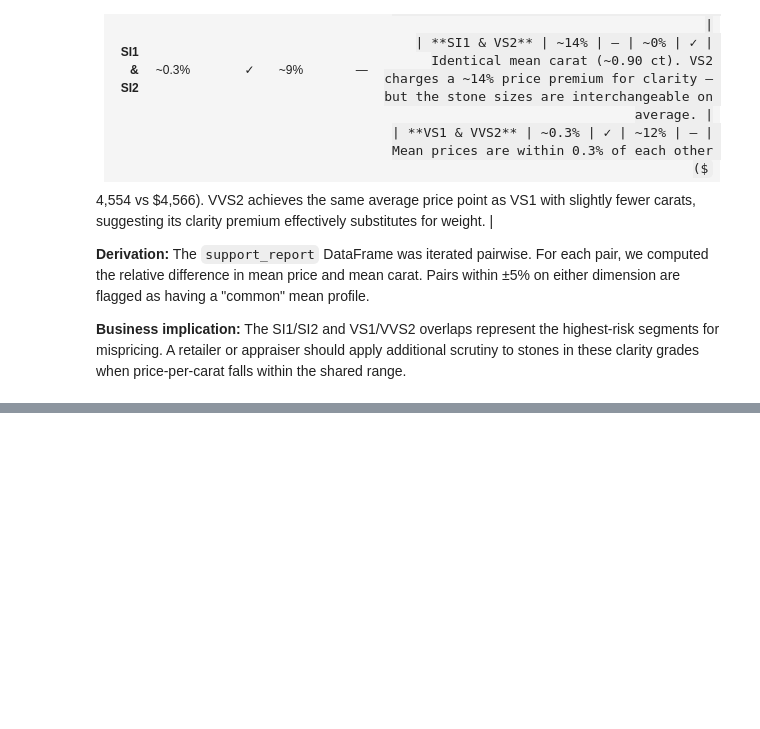
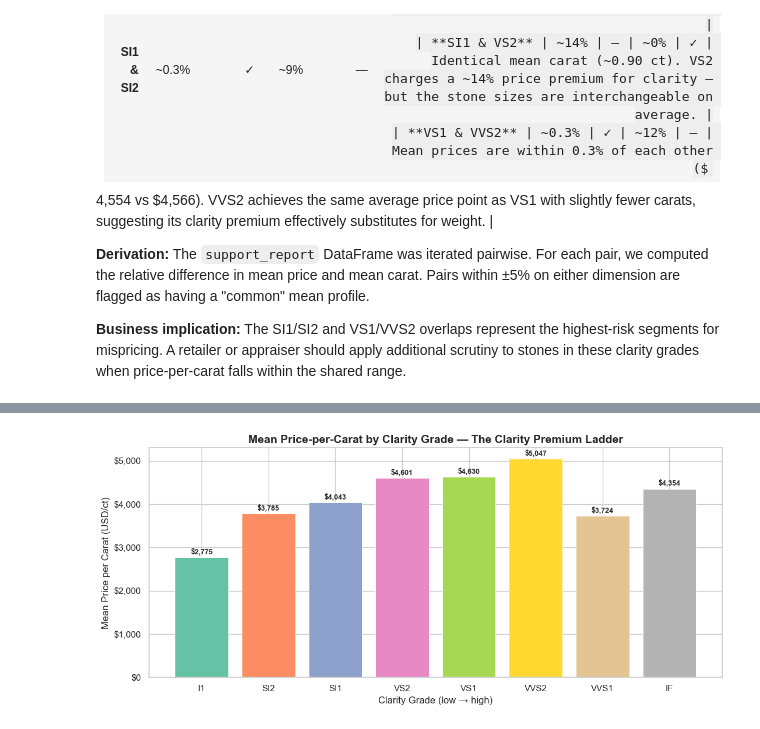
Before and after one commit to akaseahawk/wilcore-interview-DS2, a Jupyter notebook: diamond_analysis.ipynb, the cells around one changed output, grey strips where cells are left out. Saved outputs shown, nothing was run; the diff lists cells and outputs as text; code cells hidden in the pictures; some formulas as TeX source; blank space fills up the shorter version.

```diff
--- a/diamond_analysis.ipynb
+++ b/diamond_analysis.ipynb
@@ -668,0 +713,28 @@ despite the clarity grade difference.
+# %%
+# Mean price-per-carat bar chart — the clarity premium ladder
+ppc_ordered = ppc_stats.reindex(clarity_order).dropna()
+
+fig, ax = plt.subplots(figsize=(11, 5))
+palette = sns.color_palette('Set2', len(ppc_ordered))
+bars = ax.bar(
+    ppc_ordered.index.astype(str),
+    ppc_ordered['ppc_mean'],
+    color=palette, edgecolor='white', linewidth=0.7
+)
+
+# Annotate each bar with the mean value
+for bar, val in zip(bars, ppc_ordered['ppc_mean']):
+    ax.text(bar.get_x() + bar.get_width() / 2,
+            bar.get_height() + 30,
+            f'${val:,.0f}', ha='center', va='bottom', fontsize=9, fontweight='bold')
+
+ax.set_title('Mean Price-per-Carat by Clarity Grade — The Clarity Premium Ladder',
+             fontweight='bold')
+ax.set_xlabel('Clarity Grade (low → high)')
+ax.set_ylabel('Mean Price per Carat (USD/ct)')
+ax.yaxis.set_major_formatter(mticker.FuncFormatter(lambda x, _: f'${int(x):,}'))
+
+plt.tight_layout()
+plt.show()
+# %% [output]
+[figure, added]
```
Also changed, not shown: parts of 20 cells of this notebook, 1 other file.
